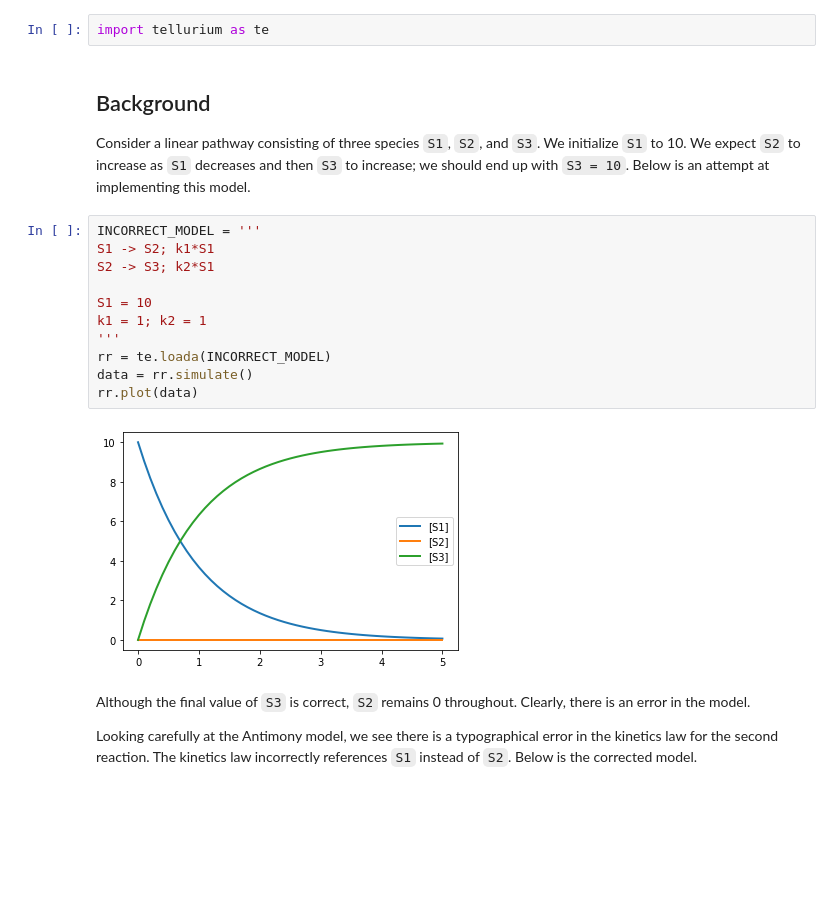
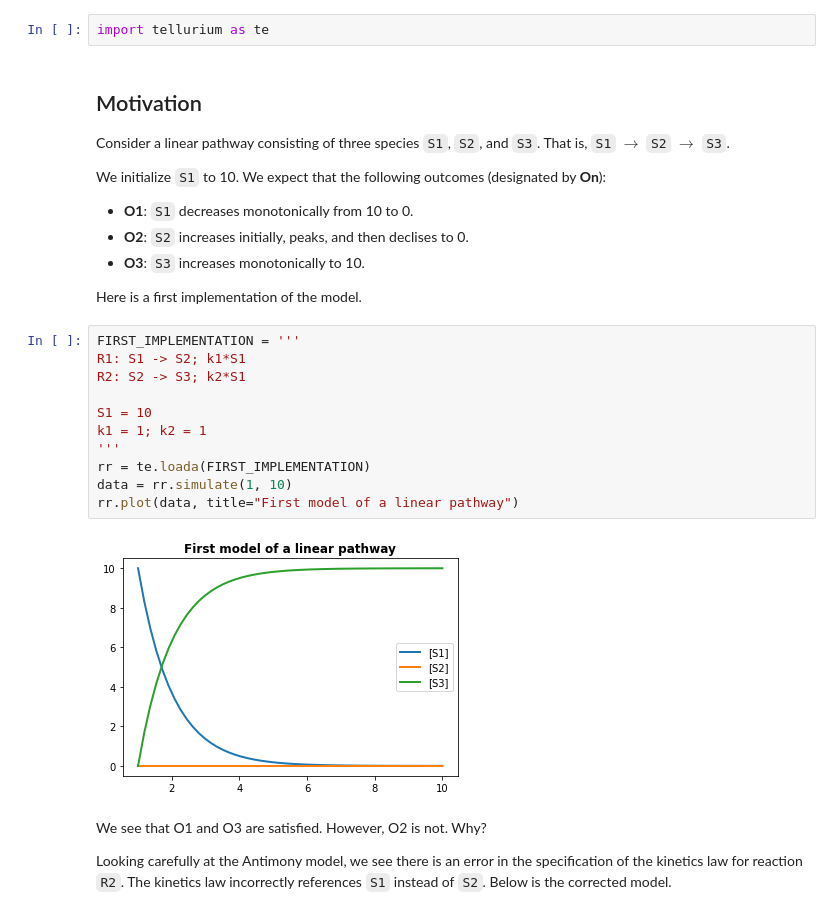
Before and after one commit to hsauro/IntroModelingBook, a Jupyter notebook: testing.ipynb, the cells around one changed output. Cells and saved outputs as stored; diff of their text form; blank space fills up the shorter version.

```diff
--- a/testing.ipynb
+++ b/testing.ipynb
@@ -3,24 +3,32 @@
 # %%
 import tellurium as te
 # %% [markdown]
-## Background
-Consider a linear pathway consisting of three species ``S1``, ``S2``, and ``S3``. We initialize ``S1`` to 10. We expect ``S2`` to increase as ``S1`` decreases and then ``S3`` to increase; we  should end up with ``S3 = 10``. Below is an attempt at implementing this model.
+## Motivation
+Consider a linear pathway consisting of three species ``S1``, ``S2``, and ``S3``. That is, ``S1`` $\rightarrow$ ``S2`` $\rightarrow$ ``S3``.
+
+We initialize ``S1`` to 10. We expect that the following outcomes (designated by **On**):
+
+- **O1**: ``S1`` decreases monotonically from 10 to 0.
+- **O2**: ``S2`` increases initially, peaks, and then declises to 0.
+- **O3**: ``S3`` increases monotonically to 10.
+
+Here is a first implementation of the model.
 # %%
-INCORRECT_MODEL = '''
-S1 -> S2; k1*S1
-S2 -> S3; k2*S1
+FIRST_IMPLEMENTATION = '''
+R1: S1 -> S2; k1*S1
+R2: S2 -> S3; k2*S1
 
 S1 = 10
 k1 = 1; k2 = 1
 '''
-rr = te.loada(INCORRECT_MODEL)
-data = rr.simulate()
-rr.plot(data)
+rr = te.loada(FIRST_IMPLEMENTATION)
+data = rr.simulate(1, 10)
+rr.plot(data, title="First model of a linear pathway")
 # %% [output]
-[figure, old version]
+[figure, new version]
 # %% [markdown]
-Although the final value of ``S3`` is correct, ``S2`` remains 0 throughout. Clearly, there is an error in the model.
+We see that O1 and O3 are satisfied. However, O2 is not. Why?
 
-Looking carefully at the Antimony model, we see there is a typographical error in the kinetics law for the second reaction. The kinetics law incorrectly references ``S1`` instead of ``S2``. Below is the corrected model.
+Looking carefully at the Antimony model, we see there is an error in the specification of the kinetics law for reaction ``R2``. The kinetics law incorrectly references ``S1`` instead of ``S2``. Below is the corrected model.
 # %%
 CORRECT_MODEL = '''
```
Also changed, not shown: parts of 16 cells of this notebook.
